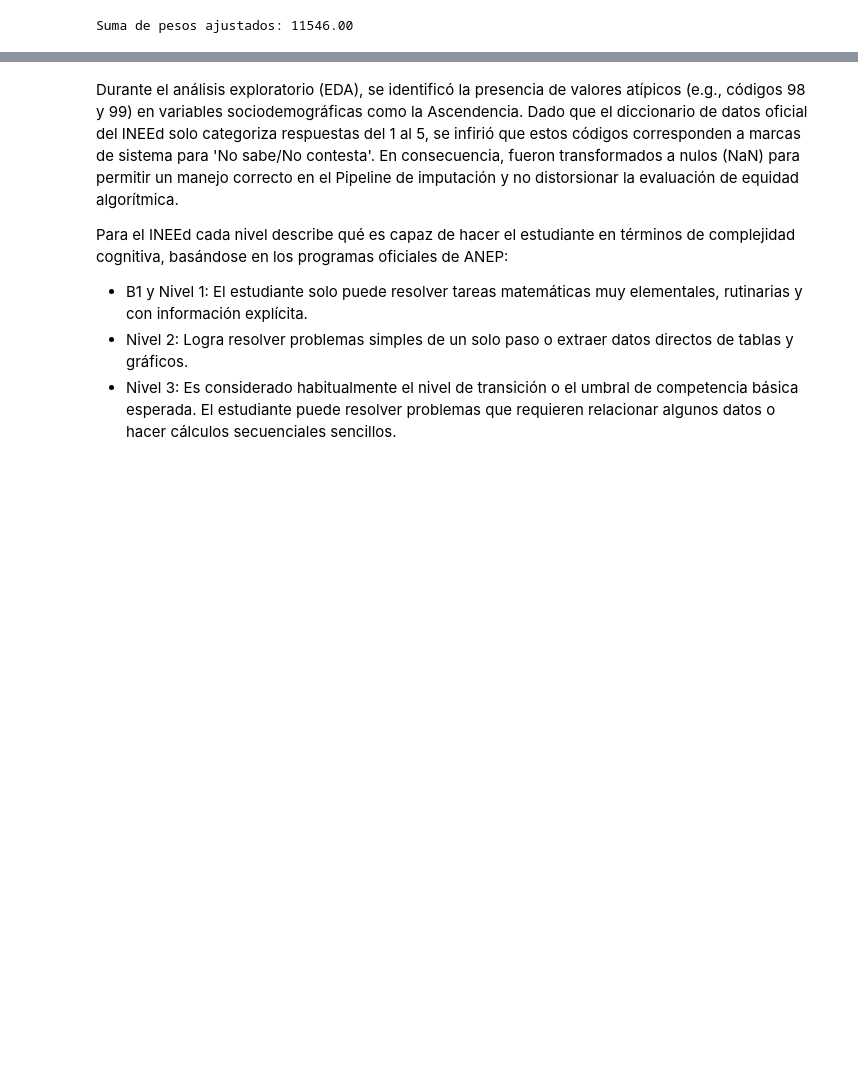
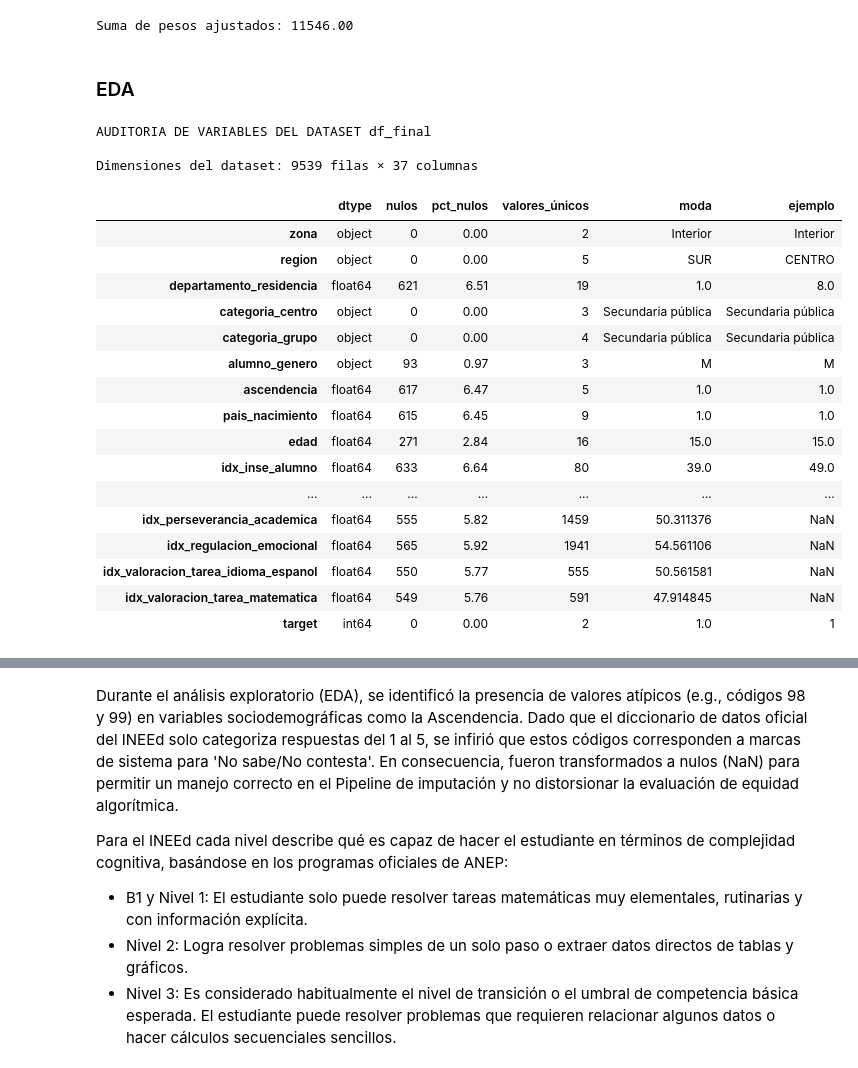
Before and after one commit to estebancardoso96/los_parsimoniosos, a Jupyter notebook: guia_ejemplo_costos_pesos_ajustados.ipynb, the cells around one changed output, grey strips where cells are left out. Cells and saved outputs as stored; diff of their text form; code cells hidden in the pictures; blank space fills up the shorter version.

```diff
--- a/guia_ejemplo_costos_pesos_ajustados.ipynb
+++ b/guia_ejemplo_costos_pesos_ajustados.ipynb
@@ -295,3 +297,44 @@ suma_pesos_ajustados = w.sum()
 print(f"Suma de pesos ajustados: {suma_pesos_ajustados:.2f}")
 # %% [output]
 Suma de pesos ajustados: 11546.00
+# %% [markdown]
+### EDA
+# %%
+X["target"] = y
+
+df_final_modelo = X
+
+print("AUDITORIA DE VARIABLES DEL DATASET df_final_modelo")
+
+print(f"\nDimensiones del dataset: {df_final_modelo.shape[0]} filas × {df_final_modelo.shape[1]} columnas\n")
+
+audit = pd.DataFrame({
+    'dtype':          df_final_modelo.dtypes,
+    'nulos':          df_final_modelo.isnull().sum(),
+    'pct_nulos':      (df_final_modelo.isnull().sum() / len(df_final_modelo) * 100).round(2),
+    'valores_únicos': df_final_modelo.nunique(),
+    'moda':           df_final_modelo.mode().iloc[0], # Extrae la primera fila de la moda
+    'ejemplo':        df_final_modelo.sample(1).iloc[0], # Genera muestra aleatoria y extrae primera fila
+    })
+audit
+# %% [output]
+AUDITORIA DE VARIABLES DEL DATASET df_final
+
+Dimensiones del dataset: 9539 filas × 37 columnas
+|  | dtype | nulos | pct_nulos | valores_únicos | moda | ejemplo |
+| zona | object | 0 | 0.00 | 2 | Interior | Interior |
+| region | object | 0 | 0.00 | 5 | SUR | CENTRO |
+| departamento_residencia | float64 | 621 | 6.51 | 19 | 1.0 | 8.0 |
+| categoria_centro | object | 0 | 0.00 | 3 | Secundaria pública | Secundaria pública |
+| categoria_grupo | object | 0 | 0.00 | 4 | Secundaria pública | Secundaria pública |
+| alumno_genero | object | 93 | 0.97 | 3 | M | M |
+| ascendencia | float64 | 617 | 6.47 | 5 | 1.0 | 1.0 |
+| pais_nacimiento | float64 | 615 | 6.45 | 9 | 1.0 | 1.0 |
+| edad | float64 | 271 | 2.84 | 16 | 15.0 | 15.0 |
+| idx_inse_alumno | float64 | 633 | 6.64 | 80 | 39.0 | 49.0 |
+| ... | ... | ... | ... | ... | ... | ... |
+| idx_perseverancia_academica | float64 | 555 | 5.82 | 1459 | 50.311376 | NaN |
+| idx_regulacion_emocional | float64 | 565 | 5.92 | 1941 | 54.561106 | NaN |
+| idx_valoracion_tarea_idioma_espanol | float64 | 550 | 5.77 | 555 | 50.561581 | NaN |
+| idx_valoracion_tarea_matematica | float64 | 549 | 5.76 | 591 | 47.914845 | NaN |
+| target | int64 | 0 | 0.00 | 2 | 1.0 | 1 |
```
Also changed, not shown: parts of 8 cells of this notebook.
